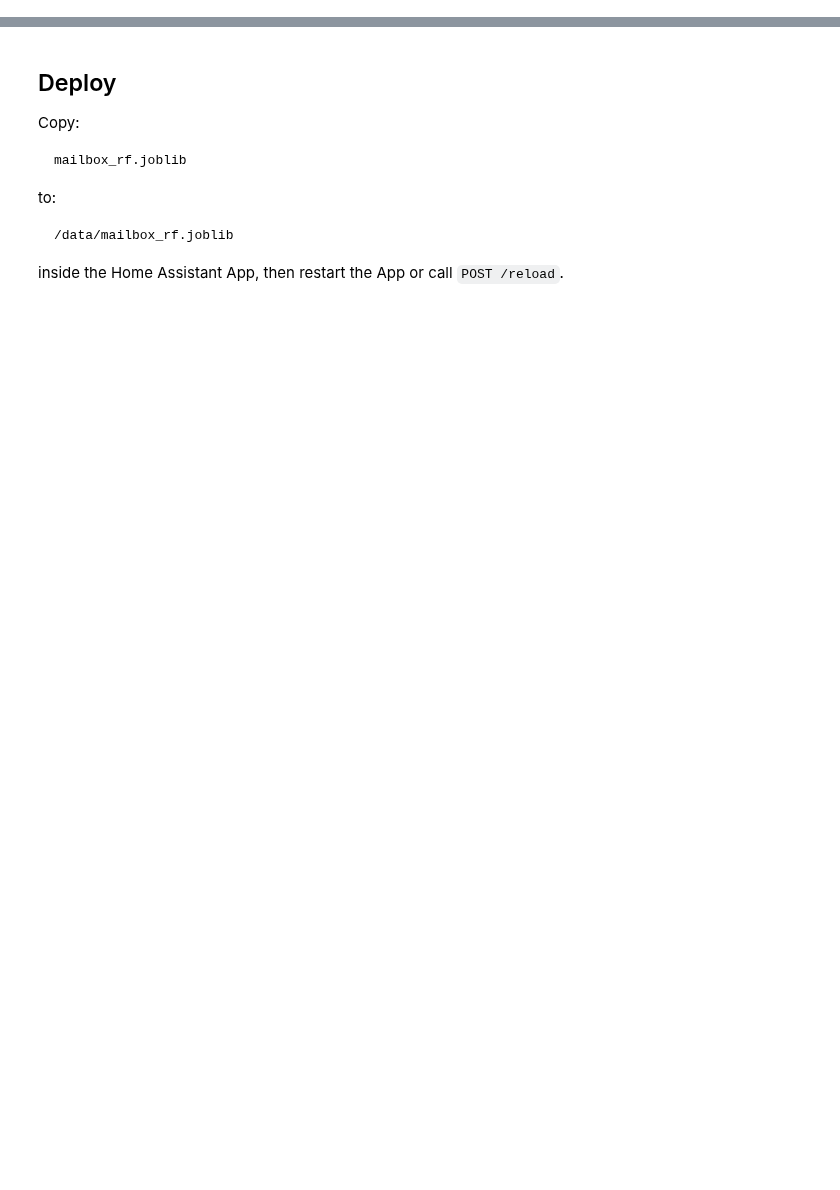
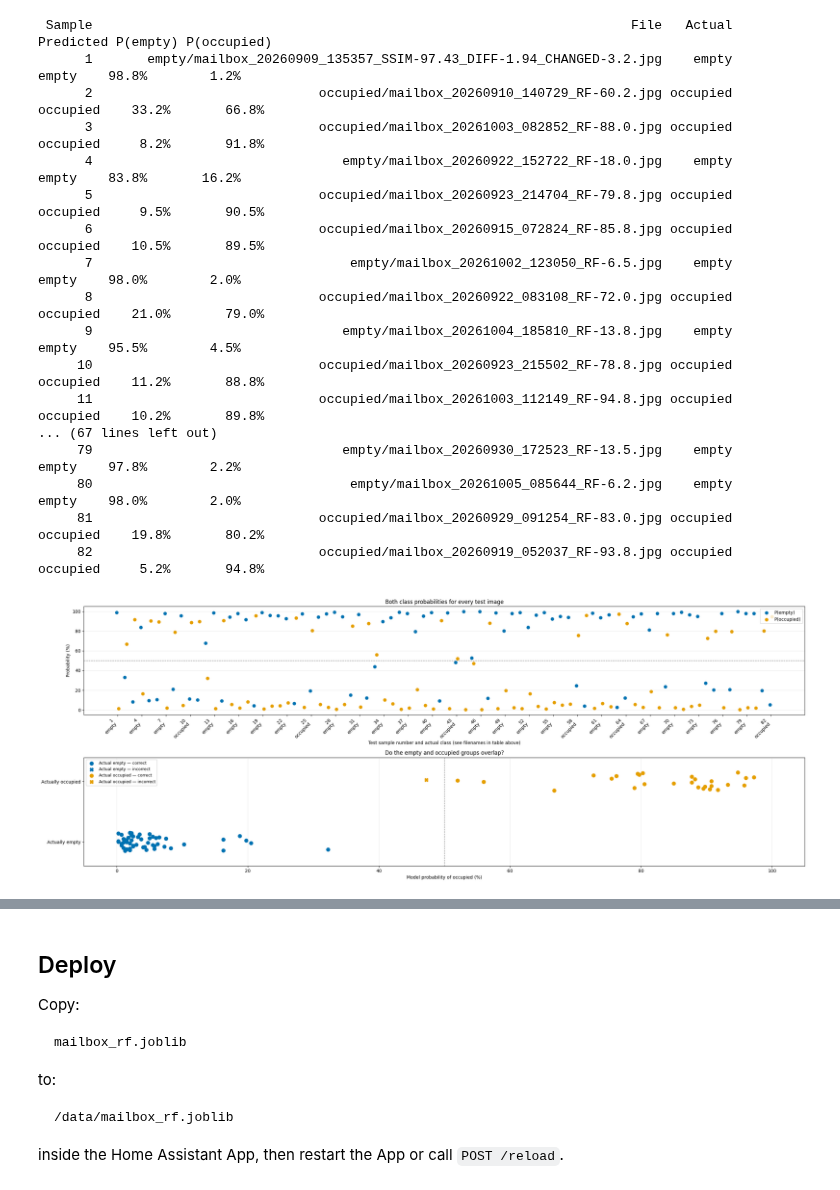
Before and after one commit to pbreuss/smart-home-rewired, a Jupyter notebook: Project 2 - Ultimate Mailbox/AI Package Detection/Random Forest Image Classifier/training/random_forest_training.ipynb, the cells around one changed output, grey strips where cells are left out. Drawn from its saved outputs; the diff is of its cells as text; code cells hidden in the pictures; blank space fills up the shorter version.

```diff
--- a/Project 2 - Ultimate Mailbox/AI Package Detection/Random Forest Image Classifier/training/random_forest_training.ipynb
+++ b/Project 2 - Ultimate Mailbox/AI Package Detection/Random Forest Image Classifier/training/random_forest_training.ipynb
@@ -187,0 +268,78 @@ False occupied: 0
+# %%
+# Find the correct probability column by name instead of assuming its order.
+probabilities = model.predict_proba(X_test)
+empty_col = list(model.classes_).index("empty")
+occupied_col = list(model.classes_).index("occupied")
+p_empty = probabilities[:, empty_col]
+p_occupied = probabilities[:, occupied_col]
+
+# Keep a table linking each plotted sample to its image file.
+results = pd.DataFrame({
+    "Sample": np.arange(1, len(test_idx) + 1),
+    "File": [str(df.iloc[i]["path"].relative_to(DATASET_DIR)) for i in test_idx],
+    "Actual": y_test,
+    "Predicted": y_pred,
+    "P(empty)": p_empty,
+    "P(occupied)": p_occupied,
+})
+print(results.to_string(index=False, formatters={
+    "P(empty)": "{:.1%}".format, "P(occupied)": "{:.1%}".format,
+}))
+
+colors = {"empty": "#0072B2", "occupied": "#E69F00"}
+samples = results["Sample"].to_numpy()
+fig, axes = plt.subplots(2, 1, figsize=(max(10, min(24, len(samples) * 0.45)), 9))
+
+# A pair of dots shows both probabilities for each test image.
+axes[0].scatter(samples - 0.12, p_empty * 100, color=colors["empty"], label="P(empty)", s=45)
+axes[0].scatter(samples + 0.12, p_occupied * 100, color=colors["occupied"], label="P(occupied)", s=45)
+axes[0].axhline(50, color="gray", linestyle="--", linewidth=1)
+# Limit tick labels when testing many images so the chart stays readable.
+tick_step = max(1, math.ceil(len(samples) / 30))
+axes[0].set_xticks(samples[::tick_step])
+axes[0].set_xticklabels([f"{s}\n{a}" for s, a in zip(samples[::tick_step], y_test[::tick_step])], rotation=45, ha="right")
+axes[0].set_ylim(-5, 105)
+axes[0].set_xlabel("Test sample number and actual class (see filenames in table above)")
+axes[0].set_ylabel("Probability (%)")
+axes[0].set_title("Both class probabilities for every test image")
+axes[0].legend()
+axes[0].grid(axis="y", alpha=0.25)
+
+# Use the SAME probability axis for both groups to reveal overlap.
+for row, label in enumerate(["empty", "occupied"]):
+    indices = np.flatnonzero(y_test == label)
+    offsets = np.linspace(-0.15, 0.15, len(indices))
+    for marker, is_correct in [("o", True), ("X", False)]:
+        mask = (y_pred[indices] == y_test[indices]) == is_correct
+        axes[1].scatter(p_occupied[indices][mask] * 100, row + offsets[mask],
+                        color=colors[label], marker=marker, s=65,
+                        label=f"Actual {label} — {'correct' if is_correct else 'incorrect'}")
+axes[1].axvline(50, color="gray", linestyle="--", linewidth=1)
+axes[1].set_xlim(-5, 105)
+axes[1].set_yticks([0, 1], ["Actually empty", "Actually occupied"])
+axes[1].set_ylim(-0.4, 1.4)
+axes[1].set_xlabel("Model probability of occupied (%)")
+axes[1].set_title("Do the empty and occupied groups overlap?")
+axes[1].legend(loc="best", fontsize=9)
+axes[1].grid(axis="x", alpha=0.25)
+plt.tight_layout()
+plt.show()
+# %% [output]
+ Sample                                                                     File   Actual Predicted P(empty) P(occupied)
+      1       empty/mailbox_20260909_135357_SSIM-97.43_DIFF-1.94_CHANGED-3.2.jpg    empty     empty    98.8%        1.2%
+      2                             occupied/mailbox_20260910_140729_RF-60.2.jpg occupied  occupied    33.2%       66.8%
+      3                             occupied/mailbox_20261003_082852_RF-88.0.jpg occupied  occupied     8.2%       91.8%
+      4                                empty/mailbox_20260922_152722_RF-18.0.jpg    empty     empty    83.8%       16.2%
+      5                             occupied/mailbox_20260923_214704_RF-79.8.jpg occupied  occupied     9.5%       90.5%
+      6                             occupied/mailbox_20260915_072824_RF-85.8.jpg occupied  occupied    10.5%       89.5%
+      7                                 empty/mailbox_20261002_123050_RF-6.5.jpg    empty     empty    98.0%        2.0%
+      8                             occupied/mailbox_20260922_083108_RF-72.0.jpg occupied  occupied    21.0%       79.0%
+      9                                empty/mailbox_20261004_185810_RF-13.8.jpg    empty     empty    95.5%        4.5%
+     10                             occupied/mailbox_20260923_215502_RF-78.8.jpg occupied  occupied    11.2%       88.8%
+     11                             occupied/mailbox_20261003_112149_RF-94.8.jpg occupied  occupied    10.2%       89.8%
+... (67 lines left out)
+     79                                empty/mailbox_20260930_172523_RF-13.5.jpg    empty     empty    97.8%        2.2%
+     80                                 empty/mailbox_20261005_085644_RF-6.2.jpg    empty     empty    98.0%        2.0%
+     81                             occupied/mailbox_20260929_091254_RF-83.0.jpg occupied  occupied    19.8%       80.2%
+     82                             occupied/mailbox_20260919_052037_RF-93.8.jpg occupied  occupied     5.2%       94.8%
+[figure, added]
```
Also changed, not shown: parts of 25 cells of this notebook, 2 other files.
